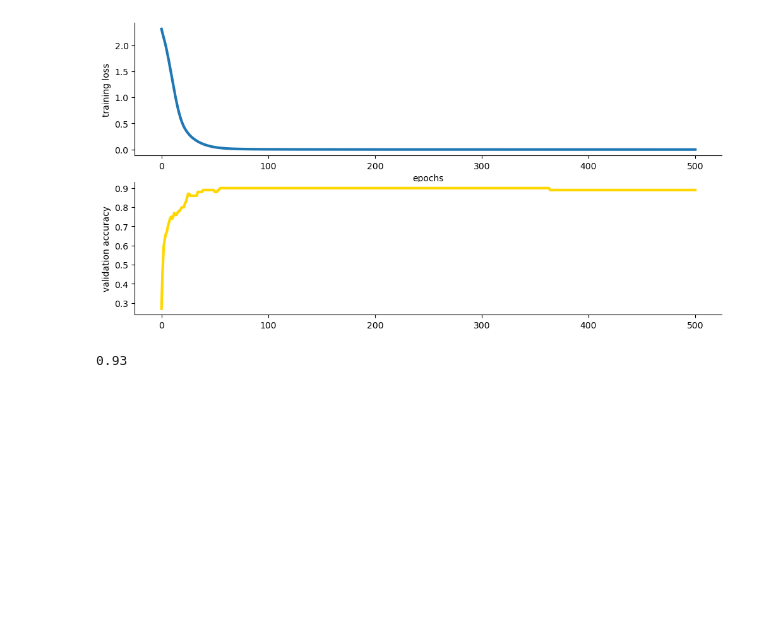
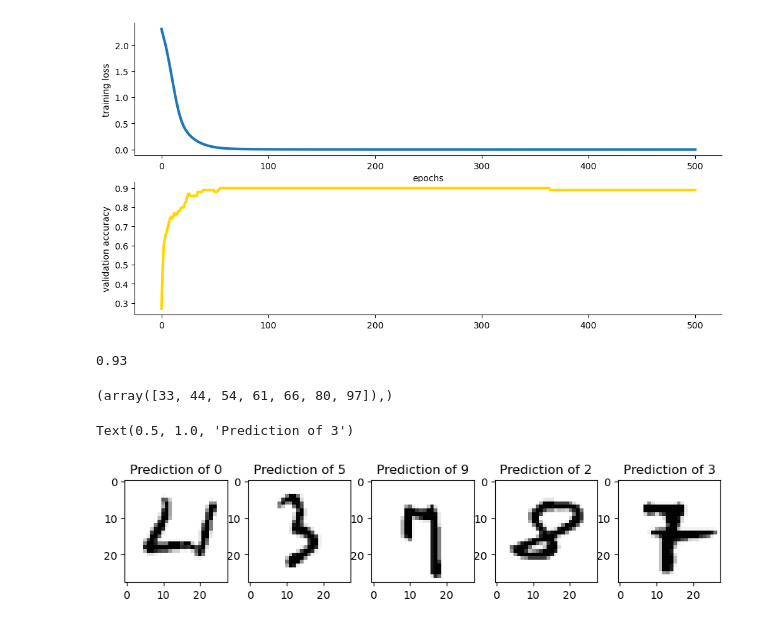
Before and after one commit to abbymapili/phys417_work_am, a Jupyter notebook: Lab3_Template.ipynb, the cells around one changed output. Cells and saved outputs as stored; diff of their text form; code cells hidden in the pictures; blank space fills up the shorter version.

Commit message:
forgot to add the graphs in lab 3 report

```diff
--- a/Lab3_Template.ipynb
+++ b/Lab3_Template.ipynb
@@ -289,5 +293,37 @@ training_accuracy
+# %%
+incorrect_class_index
+# %% [output]
+(array([33, 44, 54, 61, 66, 80, 97]),)
 # %%
 # Plot 5 incorrectly classified testing samples and print the model predictions for each of them
 # You can use np.reshape() to convert flattened 1D array back to 2D array
 
-# YOUR CODE HERE
+# Let's visualize some training samples
+
+plt.figure(figsize = (10, 15))
+
+mnist_test_features = np.load('mnist_test_features.npy')
+mnist_test_targets = np.load('mnist_test_targets.npy')
+
+plt.subplot(1,5,1)
+plt.imshow(mnist_test_features[33], cmap = 'Greys')
+plt.title(f'Prediction of {model_predict[33]}')
+
+plt.subplot(1,5,2)
+plt.imshow(mnist_test_features[44], cmap = 'Greys')
+plt.title(f'Prediction of {model_predict[44]}')
+
+plt.subplot(1,5,3)
+plt.imshow(mnist_test_features[80], cmap = 'Greys')
+plt.title(f'Prediction of {model_predict[80]}')
+
+plt.subplot(1,5,4)
+plt.imshow(mnist_test_features[61], cmap = 'Greys')
+plt.title(f'Prediction of {model_predict[61]}')
+
+plt.subplot(1,5,5)
+plt.imshow(mnist_test_features[97], cmap = 'Greys')
+plt.title(f'Prediction of {model_predict[97]}')
+# %% [output]
+Text(0.5, 1.0, 'Prediction of 3')
+[figure, added]
```
Also changed, not shown: parts of 3 cells of this notebook.
